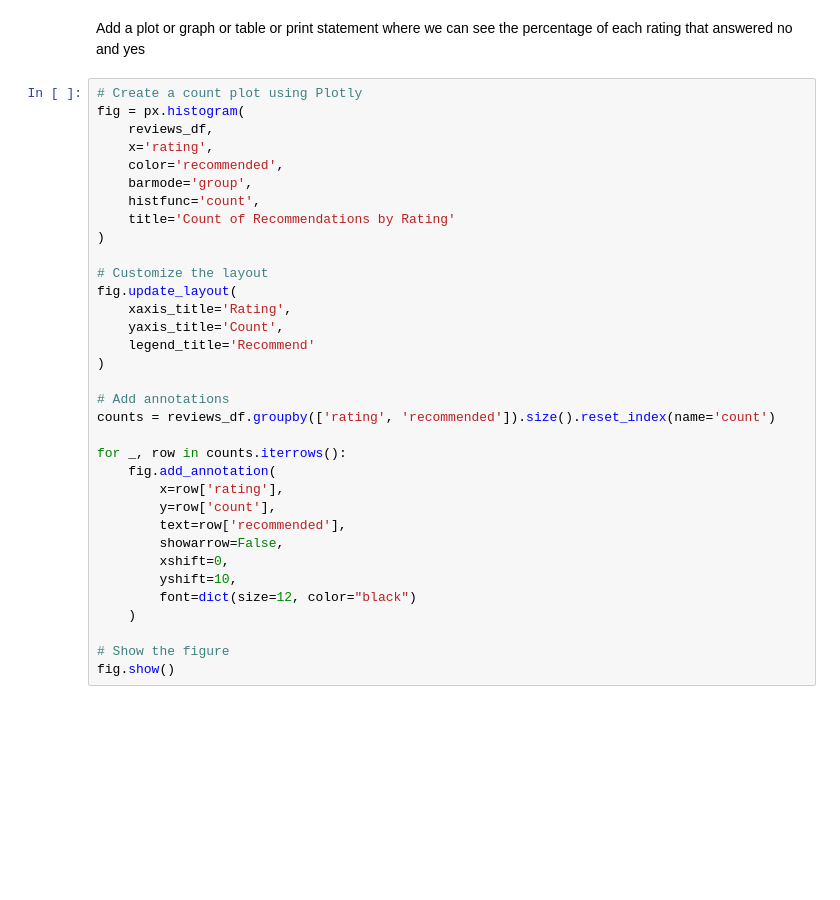
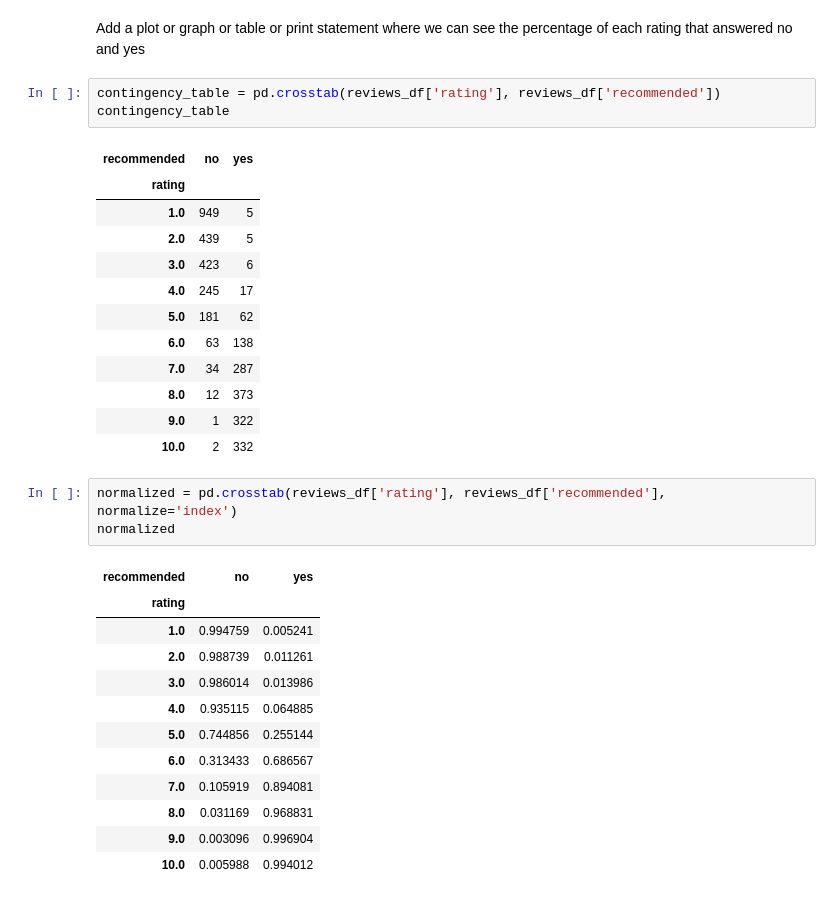
Before and after one commit to ryslipe/british_airlines, a Jupyter notebook: notebooks/01_load_and_validate_raw_data.ipynb, the cells around one changed output. Cells and saved outputs as stored; diff of their text form; blank space fills up the shorter version.

Commit message:
contingency table

```diff
--- a/notebooks/01_load_and_validate_raw_data.ipynb
+++ b/notebooks/01_load_and_validate_raw_data.ipynb
@@ -577,37 +577,35 @@ fig.update_layout(
 fig.show()
 # %% [markdown]
 Add a plot or graph or table or print statement where we can see the percentage of each rating that answered no and yes
-# %%
-# Create a count plot using Plotly
-fig = px.histogram(
-    reviews_df,
-    x='rating',
-    color='recommended',
-    barmode='group',
-    histfunc='count',
-    title='Count of Recommendations by Rating'
-)
-
-# Customize the layout
-fig.update_layout(
-    xaxis_title='Rating',
-    yaxis_title='Count',
-    legend_title='Recommend'
-)
-
-# Add annotations
-counts = reviews_df.groupby(['rating', 'recommended']).size().reset_index(name='count')
-
-for _, row in counts.iterrows():
-    fig.add_annotation(
-        x=row['rating'],
-        y=row['count'],
-        text=row['recommended'],
-        showarrow=False,
-        xshift=0,
-        yshift=10,
-        font=dict(size=12, color="black")
-    )
-
-# Show the figure
-fig.show()
+# %%
+contingency_table = pd.crosstab(reviews_df['rating'], reviews_df['recommended'])
+contingency_table
+# %% [output]
+| recommended | no | yes |
+| rating |  |  |
+| 1.0 | 949 | 5 |
+| 2.0 | 439 | 5 |
+| 3.0 | 423 | 6 |
+| 4.0 | 245 | 17 |
+| 5.0 | 181 | 62 |
+| 6.0 | 63 | 138 |
+| 7.0 | 34 | 287 |
+| 8.0 | 12 | 373 |
+| 9.0 | 1 | 322 |
+| 10.0 | 2 | 332 |
+# %%
+normalized = pd.crosstab(reviews_df['rating'], reviews_df['recommended'], normalize='index')
+normalized
+# %% [output]
+| recommended | no | yes |
+| rating |  |  |
+| 1.0 | 0.994759 | 0.005241 |
+| 2.0 | 0.988739 | 0.011261 |
+| 3.0 | 0.986014 | 0.013986 |
+| 4.0 | 0.935115 | 0.064885 |
+| 5.0 | 0.744856 | 0.255144 |
+| 6.0 | 0.313433 | 0.686567 |
+| 7.0 | 0.105919 | 0.894081 |
+| 8.0 | 0.031169 | 0.968831 |
+| 9.0 | 0.003096 | 0.996904 |
+| 10.0 | 0.005988 | 0.994012 |
```
